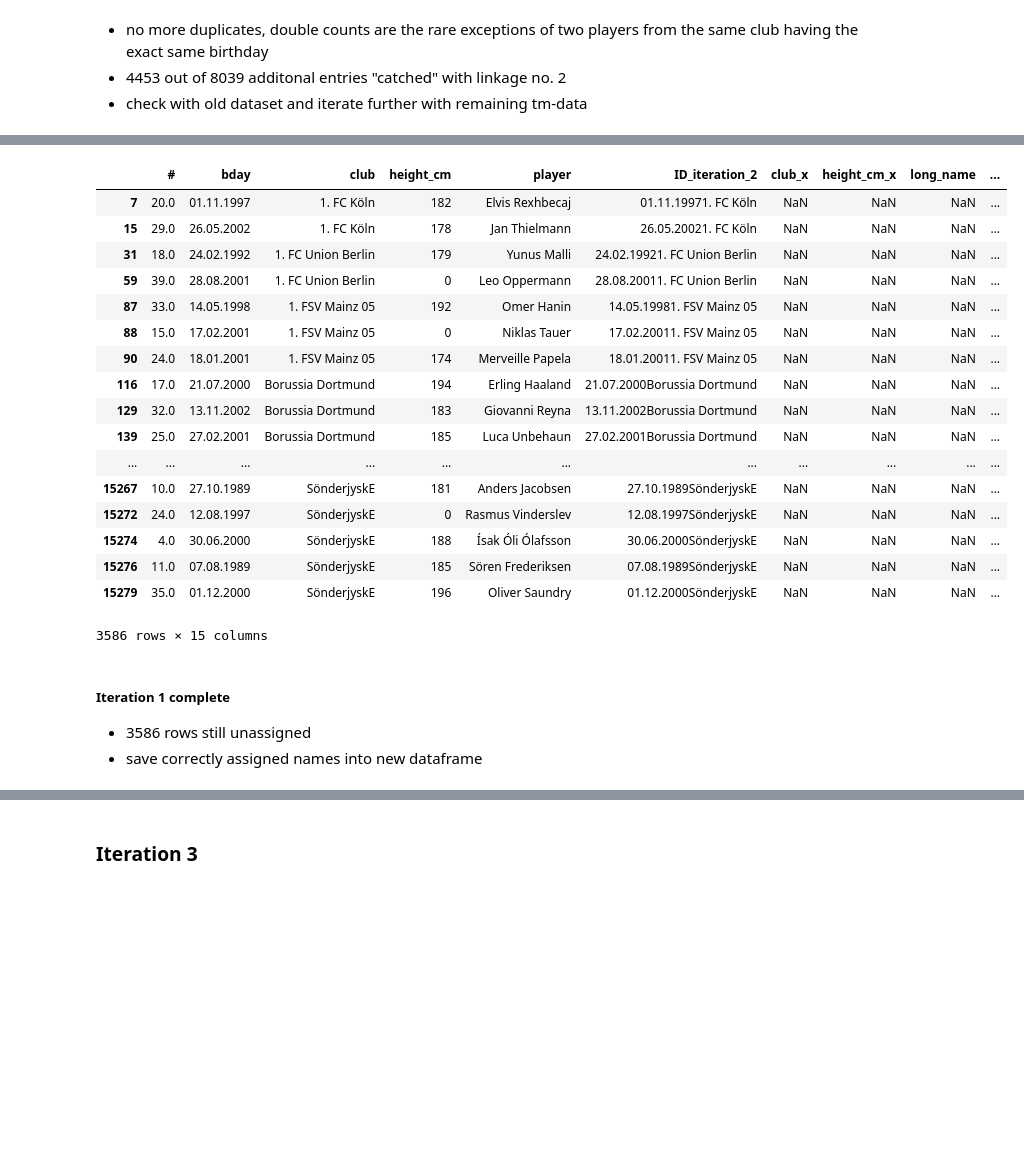
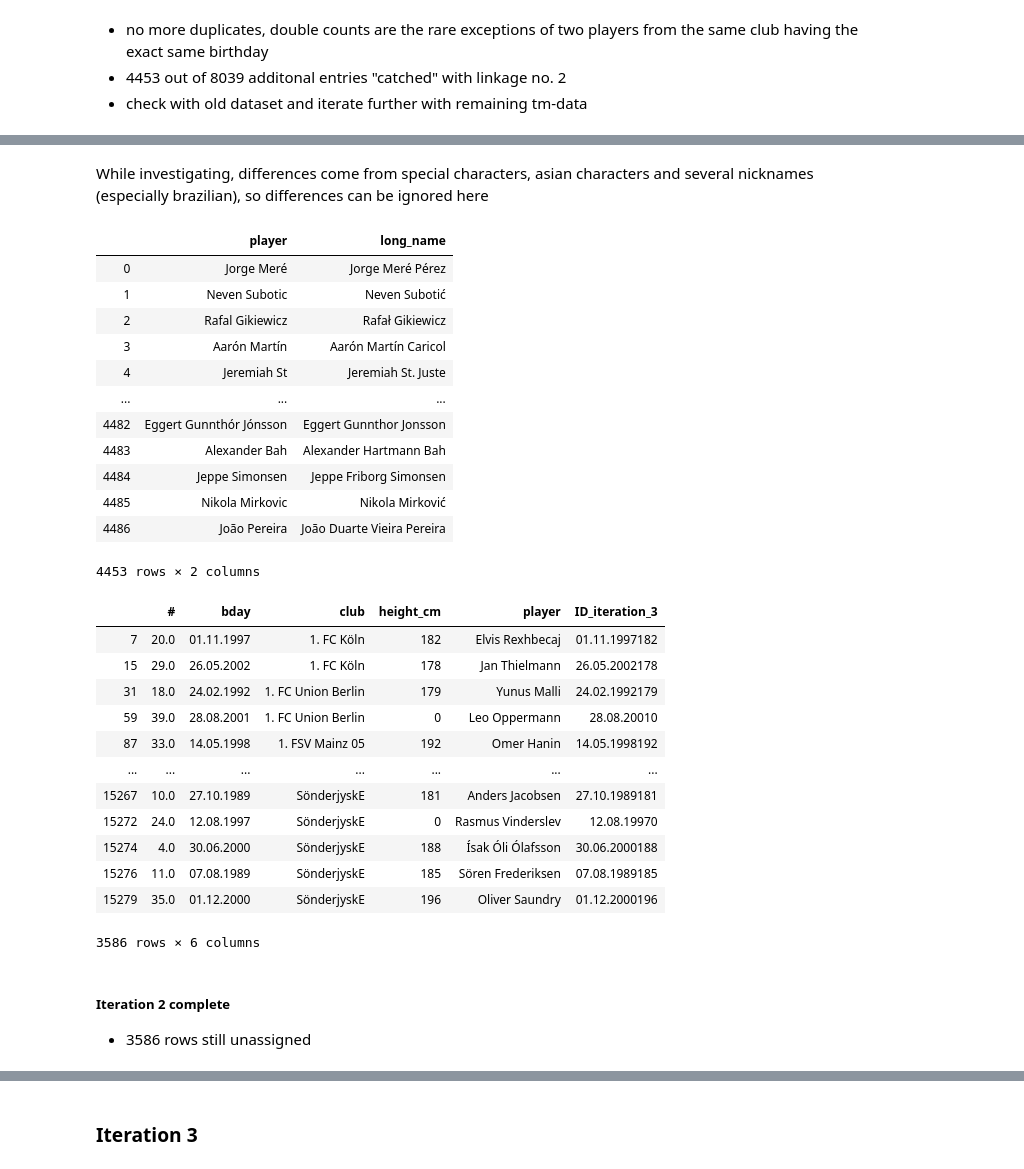
Before and after one commit to fabwerk90/FIFA-20---Market-value-prediction, a Jupyter notebook: 2. Data Mining.ipynb, the cells around one changed output, grey strips where cells are left out. Saved outputs shown, nothing was run; the diff lists cells and outputs as text; code cells hidden in the pictures; blank space fills up the shorter version.

Commit message:
whole iteration through

```diff
--- a/2. Data Mining.ipynb
+++ b/2. Data Mining.ipynb
@@ -64,7 +64,6 @@ tm_adj["ID_iteration_2"] = tm_adj["bday"] + tm_adj["club"]
 tm_adj["ID_iteration_3"] = tm_adj["bday"] + tm_adj["height_cm"]
 tm_adj["ID_iteration_4"] = tm_adj["bday"] + tm_adj["player"].str.split(" ", n=1).str[0]
 tm_adj["ID_iteration_5"] = tm_adj["bday"] + tm_adj["player"].str.split(" ", n=1).str[1]
-tm_adj["ID_iteration_6"] = tm_adj["bday"] + tm_adj["#"].astype("str")
 tm_adj
 # %% [output]
 |  | # | player | position | bday | club | league | divison | height_cm | national_team | ... |
@@ -93,7 +87,6 @@ fifa_adj["ID_iteration_2"] = fifa_adj["dob"] + fifa_adj["club"]
 fifa_adj["ID_iteration_3"] = fifa_adj["dob"] + fifa_adj["height_cm"].astype("str")
 fifa_adj["ID_iteration_4"] = fifa_adj["dob"] + fifa_adj["long_name"].str.split(" ", n=1).str[0]
 fifa_adj["ID_iteration_5"] = fifa_adj["dob"] + fifa_adj["short_name"].str.split(" ", n=1).str[1]
-fifa_adj["ID_iteration_6"] = fifa_adj["dob"] + fifa_adj["team_jersey_number"].astype("str")
 fifa_adj.head(2)
 # %% [output]
 |  | sofifa_id | player_url | short_name | long_name | age | dob | height_cm | weight_kg | nationality | ... |
@@ -422,0 +443,4 @@ Length: 4445, dtype: int64
+# %%
+pd.set_option('display.max_rows', None)
+iteration_2_final_check_false = iteration_2_final_check[iteration_2_final_check["check"]==False]
+iteration_2_final_check_false
@@ -423,32 +465,48 @@ Length: 4445, dtype: int64
+# %% [markdown]
+While investigating, differences come from special characters, asian characters and several nicknames (especially brazilian), so differences can be ignored here
+# %%
+pd.set_option('display.max_rows', 20)
+# %%
+iteration_2_final = iteration_2_final_check.copy()
+iteration_2_final = iteration_2_final_check.drop (["first","check"], axis=1)
+iteration_2_final
+# %% [output]
+|  | player | long_name |
+| 0 | Jorge Meré | Jorge Meré Pérez |
+| 1 | Neven Subotic | Neven Subotić |
+| 2 | Rafal Gikiewicz | Rafał Gikiewicz |
+| 3 | Aarón Martín | Aarón Martín Caricol |
+| 4 | Jeremiah St | Jeremiah St. Juste |
+| ... | ... | ... |
+| 4482 | Eggert Gunnthór Jónsson | Eggert Gunnthor Jonsson |
+| 4483 | Alexander Bah | Alexander Hartmann Bah |
+| 4484 | Jeppe Simonsen | Jeppe Friborg Simonsen |
+| 4485 | Nikola Mirkovic | Nikola Mirković |
+| 4486 | João Pereira | João Duarte Vieira Pereira |
+4453 rows × 2 columns
 # %%
 tm_merge_iteration_2_compare = pd.concat ([tm_merge_iteration_1_compare, merge_iteration_2_duplicates_out], sort=False)
 # create new dropping column due to rare exceptions mentioned above
 tm_merge_iteration_2_compare["dropping_column"] = tm_merge_iteration_2_compare["ID_iteration_2"] + tm_merge_iteration_2_compare["player"]
 tm_merge_iteration_2_compare.drop_duplicates(subset = "dropping_column", keep = False, inplace = True)
-#tm_merge_iteration_2_compare = tm_merge_iteration_2_compare.drop(["club_x","club_y","dob","height_cm_x","height_cm_y","team_jersey_number","ID_iteration_2","dropping_column"], axis=1)
+tm_merge_iteration_2_compare = tm_merge_iteration_2_compare.drop(["long_name","club_x","club_y","dob","height_cm_x","height_cm_y","team_jersey_number","ID_iteration_2","dropping_column"], axis=1)
 # for next iteration
 tm_merge_iteration_2_compare["ID_iteration_3"] = tm_merge_iteration_3["ID_iteration_3"]
 tm_merge_iteration_2_compare
 # %% [output]
-|  | # | bday | club | height_cm | player | ID_iteration_2 | club_x | height_cm_x | long_name | ... |
-| 7 | 20.0 | 01.11.1997 | 1. FC Köln | 182 | Elvis Rexhbecaj | 01.11.19971. FC Köln | NaN | NaN | NaN | ... |
-| 15 | 29.0 | 26.05.2002 | 1. FC Köln | 178 | Jan Thielmann | 26.05.20021. FC Köln | NaN | NaN | NaN | ... |
-| 31 | 18.0 | 24.02.1992 | 1. FC Union Berlin | 179 | Yunus Malli | 24.02.19921. FC Union Berlin | NaN | NaN | NaN | ... |
-| 59 | 39.0 | 28.08.2001 | 1. FC Union Berlin | 0 | Leo Oppermann | 28.08.20011. FC Union Berlin | NaN | NaN | NaN | ... |
-| 87 | 33.0 | 14.05.1998 | 1. FSV Mainz 05 | 192 | Omer Hanin | 14.05.19981. FSV Mainz 05 | NaN | NaN | NaN | ... |
-| 88 | 15.0 | 17.02.2001 | 1. FSV Mainz 05 | 0 | Niklas Tauer | 17.02.20011. FSV Mainz 05 | NaN | NaN | NaN | ... |
-| 90 | 24.0 | 18.01.2001 | 1. FSV Mainz 05 | 174 | Merveille Papela | 18.01.20011. FSV Mainz 05 | NaN | NaN | NaN | ... |
-| 116 | 17.0 | 21.07.2000 | Borussia Dortmund | 194 | Erling Haaland | 21.07.2000Borussia Dortmund | NaN | NaN | NaN | ... |
-| 129 | 32.0 | 13.11.2002 | Borussia Dortmund | 183 | Giovanni Reyna | 13.11.2002Borussia Dortmund | NaN | NaN | NaN | ... |
-| 139 | 25.0 | 27.02.2001 | Borussia Dortmund | 185 | Luca Unbehaun | 27.02.2001Borussia Dortmund | NaN | NaN | NaN | ... |
-| ... | ... | ... | ... | ... | ... | ... | ... | ... | ... | ... |
-| 15267 | 10.0 | 27.10.1989 | SönderjyskE | 181 | Anders Jacobsen | 27.10.1989SönderjyskE | NaN | NaN | NaN | ... |
-| 15272 | 24.0 | 12.08.1997 | SönderjyskE | 0 | Rasmus Vinderslev | 12.08.1997SönderjyskE | NaN | NaN | NaN | ... |
-| 15274 | 4.0 | 30.06.2000 | SönderjyskE | 188 | Ísak Óli Ólafsson | 30.06.2000SönderjyskE | NaN | NaN | NaN | ... |
-| 15276 | 11.0 | 07.08.1989 | SönderjyskE | 185 | Sören Frederiksen | 07.08.1989SönderjyskE | NaN | NaN | NaN | ... |
-| 15279 | 35.0 | 01.12.2000 | SönderjyskE | 196 | Oliver Saundry | 01.12.2000SönderjyskE | NaN | NaN | NaN | ... |
+|  | # | bday | club | height_cm | player | ID_iteration_3 |
+| 7 | 20.0 | 01.11.1997 | 1. FC Köln | 182 | Elvis Rexhbecaj | 01.11.1997182 |
+| 15 | 29.0 | 26.05.2002 | 1. FC Köln | 178 | Jan Thielmann | 26.05.2002178 |
+| 31 | 18.0 | 24.02.1992 | 1. FC Union Berlin | 179 | Yunus Malli | 24.02.1992179 |
+| 59 | 39.0 | 28.08.2001 | 1. FC Union Berlin | 0 | Leo Oppermann | 28.08.20010 |
+| 87 | 33.0 | 14.05.1998 | 1. FSV Mainz 05 | 192 | Omer Hanin | 14.05.1998192 |
+| ... | ... | ... | ... | ... | ... | ... |
+| 15267 | 10.0 | 27.10.1989 | SönderjyskE | 181 | Anders Jacobsen | 27.10.1989181 |
+| 15272 | 24.0 | 12.08.1997 | SönderjyskE | 0 | Rasmus Vinderslev | 12.08.19970 |
+| 15274 | 4.0 | 30.06.2000 | SönderjyskE | 188 | Ísak Óli Ólafsson | 30.06.2000188 |
+| 15276 | 11.0 | 07.08.1989 | SönderjyskE | 185 | Sören Frederiksen | 07.08.1989185 |
+| 15279 | 35.0 | 01.12.2000 | SönderjyskE | 196 | Oliver Saundry | 01.12.2000196 |
-3586 rows × 15 columns
+3586 rows × 6 columns
 # %% [markdown]
-##### Iteration 1 complete
+##### Iteration 2 complete
 - 3586 rows still unassigned
-- save correctly assigned names into new dataframe
```
Also changed, not shown: parts of 60 cells of this notebook.
